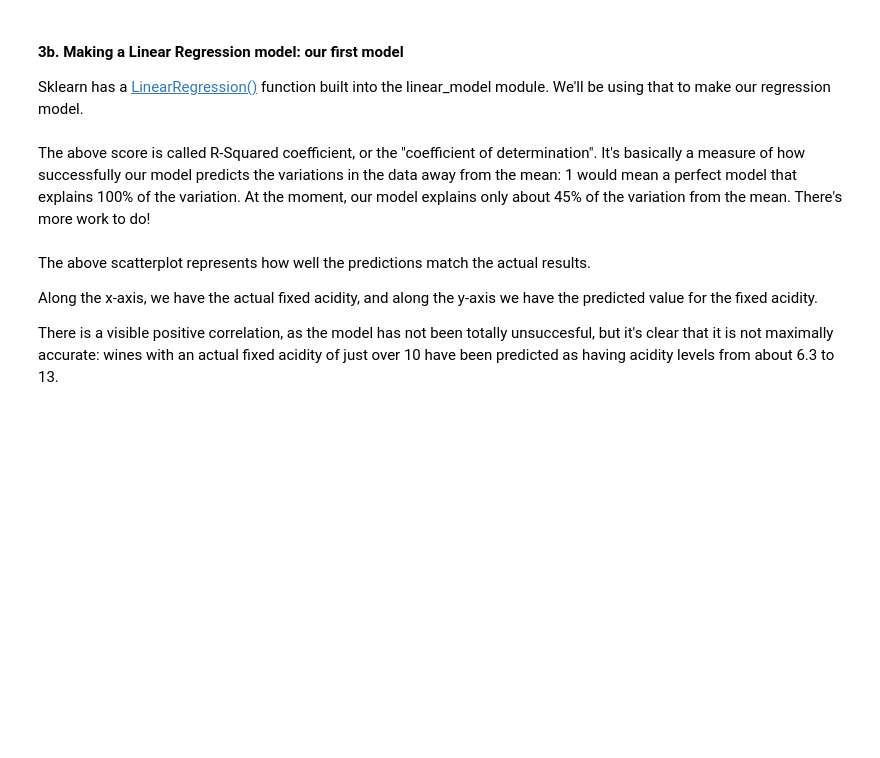
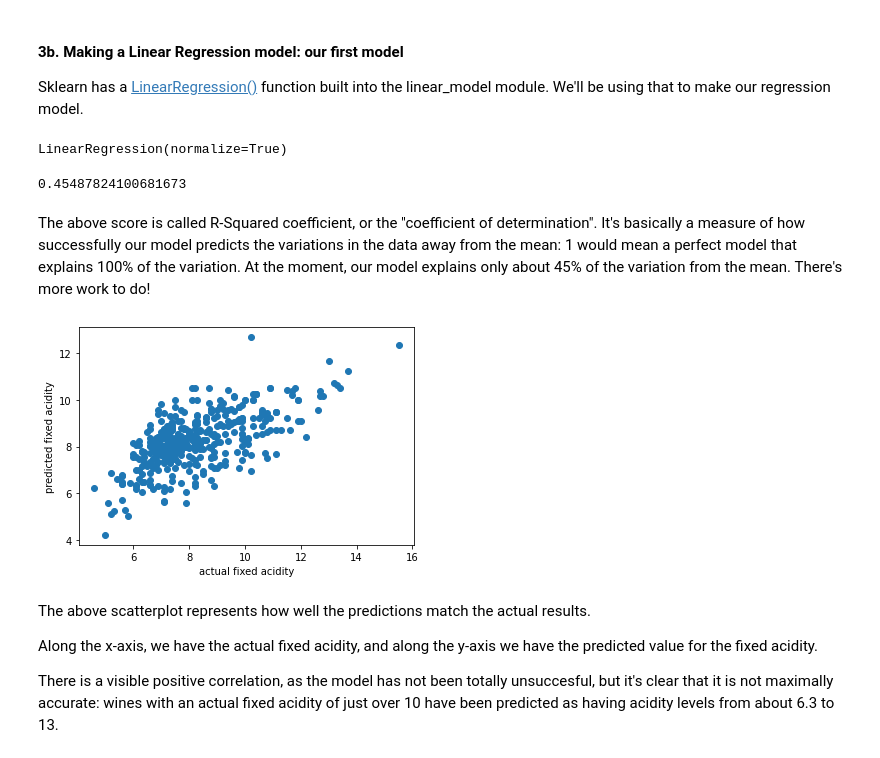
Before and after one commit to JasonCaldwellMBA/Linear_Regression_Case_Study, a Jupyter notebook: Springboard Regression Case Study - the Red Wine Dataset - Tier 3.ipynb, the cells around one changed output. Drawn from its saved outputs; the diff is of its cells as text; code cells hidden in the pictures; blank space fills up the shorter version.

Commit message:
Complete First Model for Section 3 in Tier 3

```diff
--- a/Springboard Regression Case Study - the Red Wine Dataset - Tier 3.ipynb
+++ b/Springboard Regression Case Study - the Red Wine Dataset - Tier 3.ipynb
@@ -299,10 +299,11 @@ To be sure, for our first model, we're only going to focus on two variables: fix
 We'll be using [sklearn](https://scikit-learn.org/stable/modules/generated/sklearn.model_selection.train_test_split.html) here. Don't worry if not all of the syntax makes sense; just follow the rationale for what we're doing.
 # %%
 # Subsetting our data into our dependent and independent variables.
-_ _ _
+X = df[['density']]
+y = df[['fixed.acidity']]
 
 # Split the data. This line uses the sklearn function train_test_split().
 # The test_size parameter means we can train with 75% of the data, and test on 25%.
-_ _ _
+X_train, X_test, y_train, y_test = train_test_split(X, y, test_size=0.25, random_state=123)
 # %%
 # We now want to check the shape of the X train, y_train, X_test and y_test to make sure the proportions are right.
@@ -312,21 +317,30 @@ _ _ _
 Sklearn has a [LinearRegression()](https://scikit-learn.org/stable/modules/generated/sklearn.linear_model.LinearRegression.html) function built into the linear_model module. We'll be using that to make our regression model.
 # %%
 # Create the model: make a variable called rModel, and use it linear_model.LinearRegression appropriately
-_ _ _
+rModel = linear_model.LinearRegression(normalize=True)
 # %%
 # We now want to train the model on our test data.
-_ _ _
+rModel.fit(X_train, y_train)
+# %% [output]
+LinearRegression(normalize=True)
 # %%
 # Evaluate the model
-_ _ _
+rModel.score(X_train, y_train)
+# %% [output]
+0.45487824100681673
 # %% [markdown]
 The above score is called R-Squared coefficient, or the "coefficient of determination". It's basically a measure of how successfully our model predicts the variations in the data away from the mean: 1 would mean a perfect model that explains 100% of the variation. At the moment, our model explains only about 45% of the variation from the mean. There's more work to do!
 # %%
 # Use the model to make predictions about our test data
-_ _ _
+y_pred = rModel.predict(X_test)
 # %%
 # Let's plot the predictions against the actual result. Use scatter()
-_ _ _
+plt.scatter(y_test, y_pred)
+plt.xlabel('actual fixed acidity')
+plt.ylabel('predicted fixed acidity')
+plt.show()
+# %% [output]
+[figure, added]
 # %% [markdown]
 The above scatterplot represents how well the predictions match the actual results.
 
```
Also changed, not shown: parts of 1 cell of this notebook.
